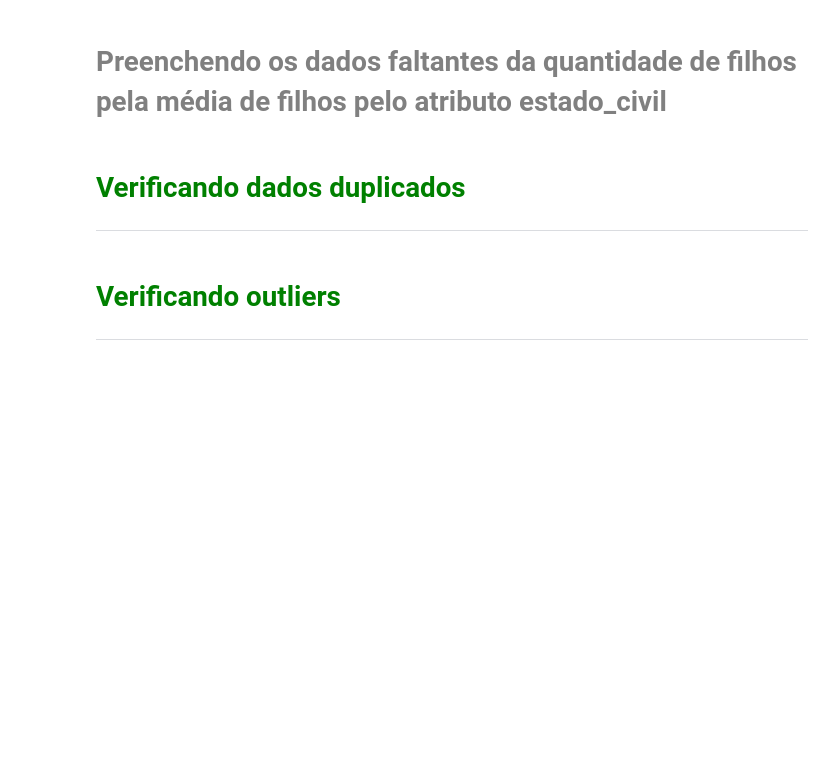
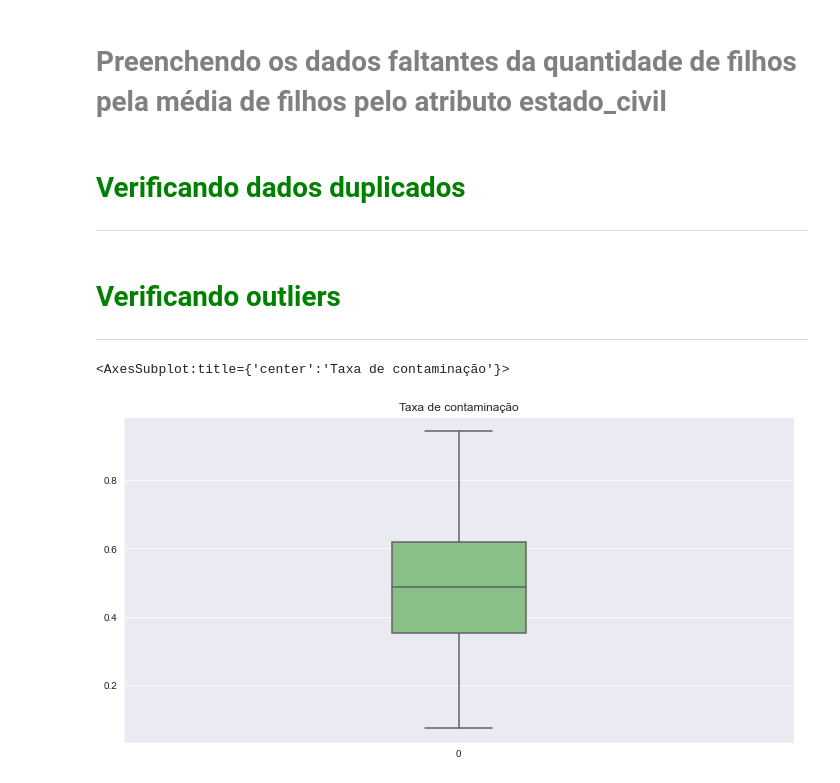
Before and after one commit to thayannefranca/desafio-contagio-virus, a Jupyter notebook: desafio-ds.ipynb, the cells around one changed output. Saved outputs shown, nothing was run; the diff lists cells and outputs as text; code cells hidden in the pictures; blank space fills up the shorter version.

```diff
--- a/desafio-ds.ipynb
+++ b/desafio-ds.ipynb
@@ -7,3 +8,6 @@ import numpy as np
+# %%
+sns.set_palette("Accent")
+sns.set_style("darkgrid")
 # %% [markdown]
 # <font color='green' style='font-size: 30px;'>Problema</font>
 <hr style='border: 2px solid green;'>
@@ -157,4 +195,12 @@ def verificando_removendo_duplicados(df):
 # %% [markdown]
 # <font color='green' style='font-size: 30px;'>Verificando outliers</font>
 <hr style='border: 2px solid green;'>
+# %%
+ax = sns.boxplot(data=df_conexoes['prob_V1_V2'], width = 0.2)
+ax.figure.set_size_inches(12,6)
+ax.set_title('Taxa de contaminação')
+ax
+# %% [output]
+<AxesSubplot:title={'center':'Taxa de contaminação'}>
+[figure, added]
 # %%
```
Also changed, not shown: parts of 14 cells of this notebook.
